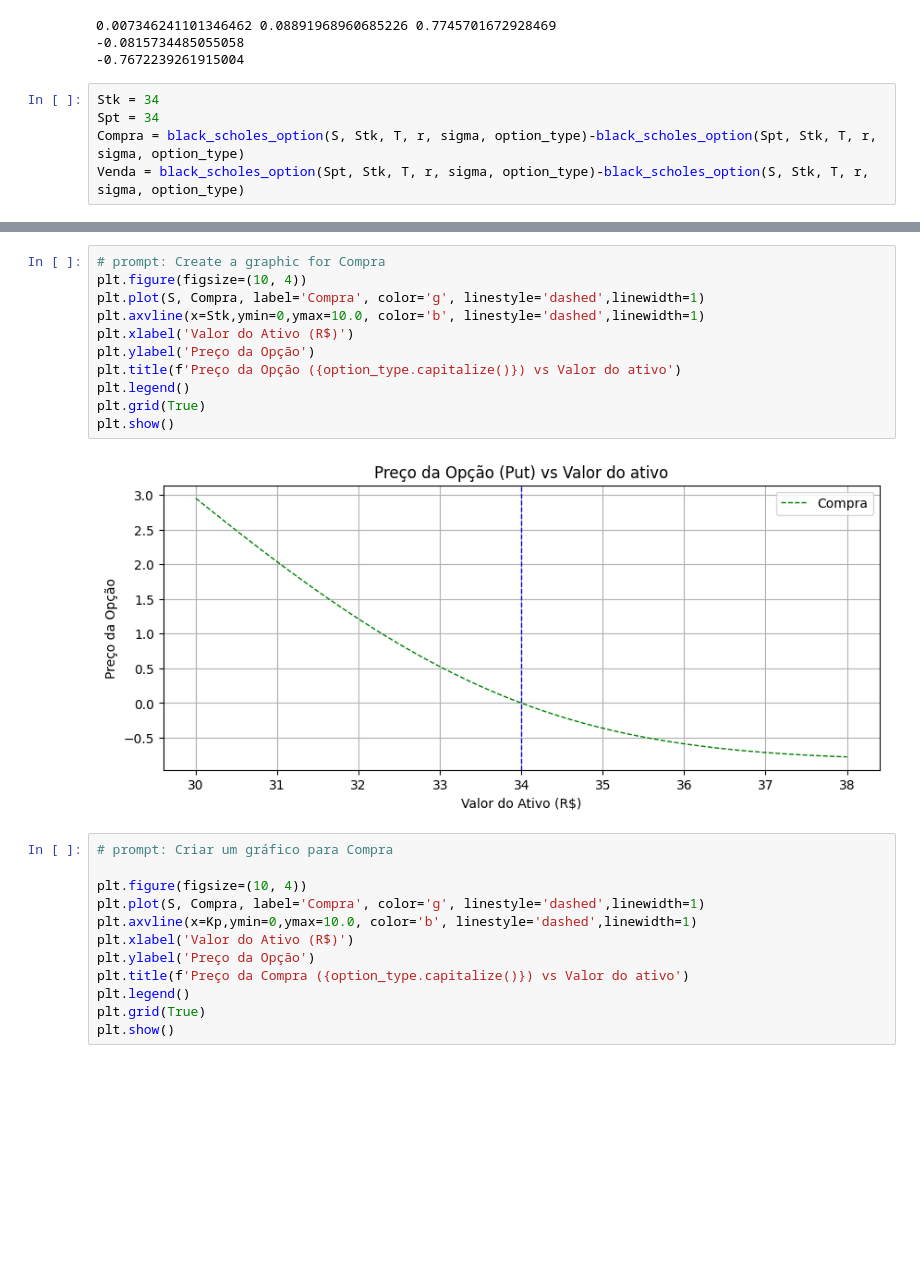
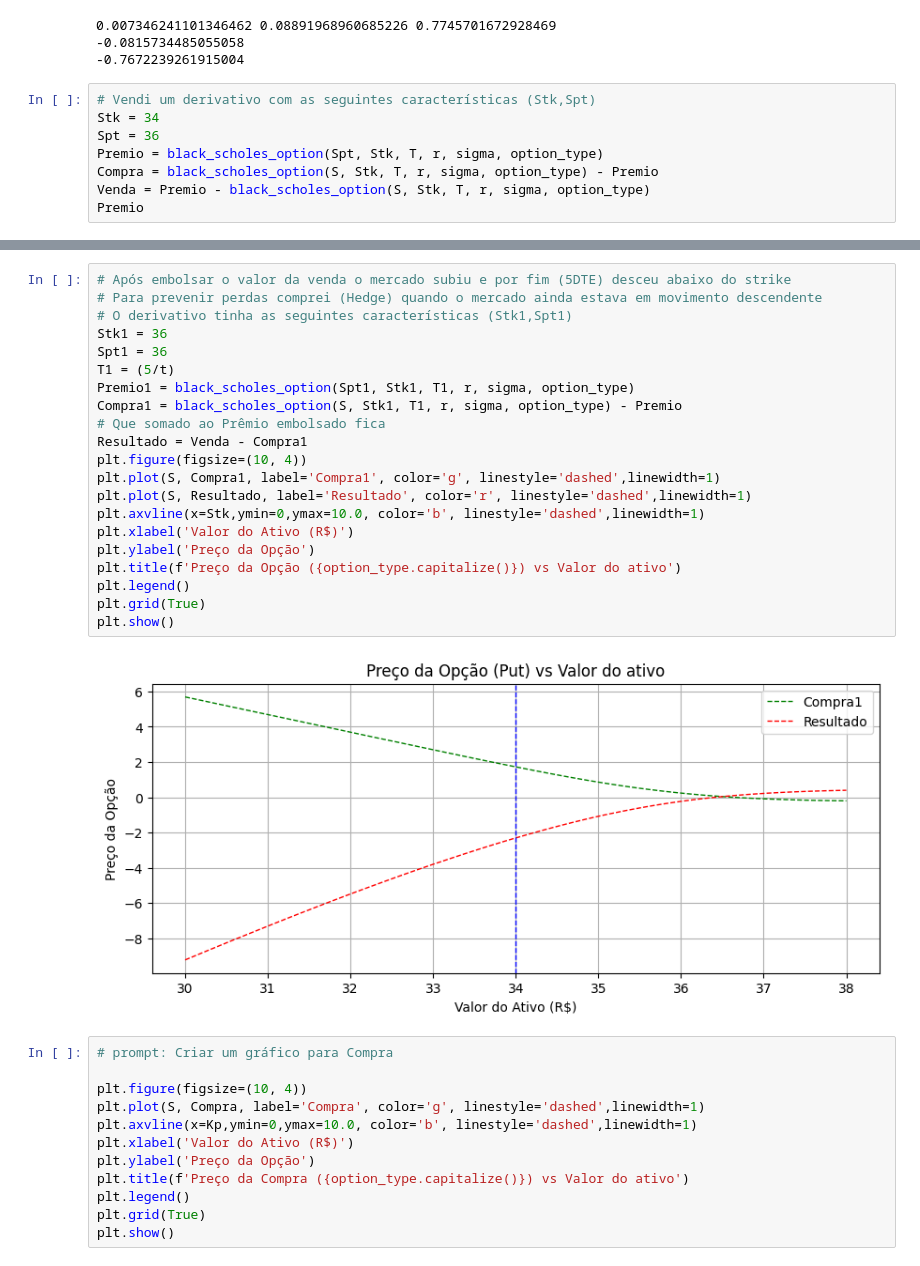
Before and after one commit to Felipe-Pinto/python_para_investimentos, a Jupyter notebook: Turbo.ipynb, the cells around one changed output, grey strips where cells are left out. Cells and saved outputs as stored; diff of their text form; blank space fills up the shorter version.

```diff
--- a/Turbo.ipynb
+++ b/Turbo.ipynb
@@ -77,7 +77,10 @@ print(P32S0-P32S2)
 -0.0815734485055058
 -0.7672239261915004
 # %%
+# Vendi um derivativo com as seguintes características (Stk,Spt)
 Stk = 34
-Spt = 34
-Compra = black_scholes_option(S, Stk, T, r, sigma, option_type)-black_scholes_option(Spt, Stk, T, r, sigma, option_type)
-Venda = black_scholes_option(Spt, Stk, T, r, sigma, option_type)-black_scholes_option(S, Stk, T, r, sigma, option_type)
+Spt = 36
+Premio = black_scholes_option(Spt, Stk, T, r, sigma, option_type)
+Compra = black_scholes_option(S, Stk, T, r, sigma, option_type) - Premio
+Venda = Premio - black_scholes_option(S, Stk, T, r, sigma, option_type)
+Premio
@@ -98,16 +102,26 @@ plt.show()
 # %%
-# prompt: Create a graphic for Compra
+# Após embolsar o valor da venda o mercado subiu e por fim (5DTE) desceu abaixo do strike
+# Para prevenir perdas comprei (Hedge) quando o mercado ainda estava em movimento descendente
+# O derivativo tinha as seguintes características (Stk1,Spt1)
+Stk1 = 36
+Spt1 = 36
+T1 = (5/t)
+Premio1 = black_scholes_option(Spt1, Stk1, T1, r, sigma, option_type)
+Compra1 = black_scholes_option(S, Stk1, T1, r, sigma, option_type) - Premio
+# Que somado ao Prêmio embolsado fica
+Resultado = Venda - Compra1
 plt.figure(figsize=(10, 4))
-plt.plot(S, Compra, label='Compra', color='g', linestyle='dashed',linewidth=1)
+plt.plot(S, Compra1, label='Compra1', color='g', linestyle='dashed',linewidth=1)
+plt.plot(S, Resultado, label='Resultado', color='r', linestyle='dashed',linewidth=1)
 plt.axvline(x=Stk,ymin=0,ymax=10.0, color='b', linestyle='dashed',linewidth=1)
 plt.xlabel('Valor do Ativo (R$)')
 plt.ylabel('Preço da Opção')
 plt.title(f'Preço da Opção ({option_type.capitalize()}) vs Valor do ativo')
 plt.legend()
 plt.grid(True)
 plt.show()
 # %% [output]
-[figure, old version]
+[figure, new version]
 # %%
 # prompt: Criar um gráfico para Compra
 
```
Also changed, not shown: parts of 2 cells of this notebook.
